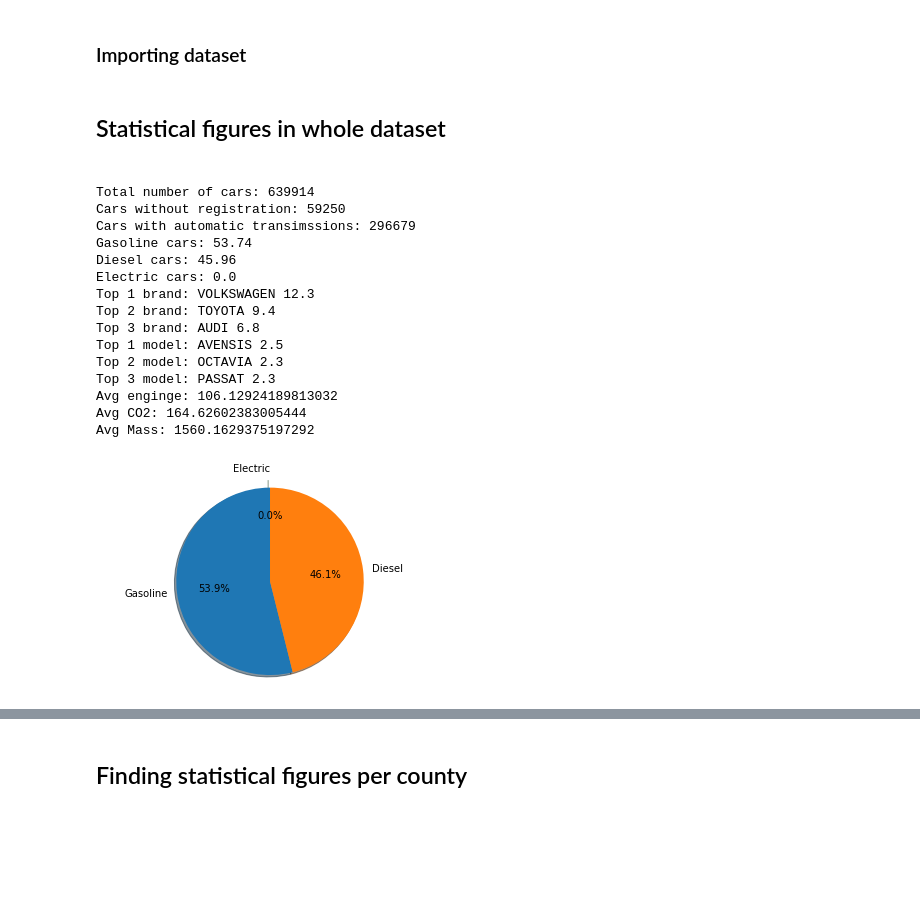
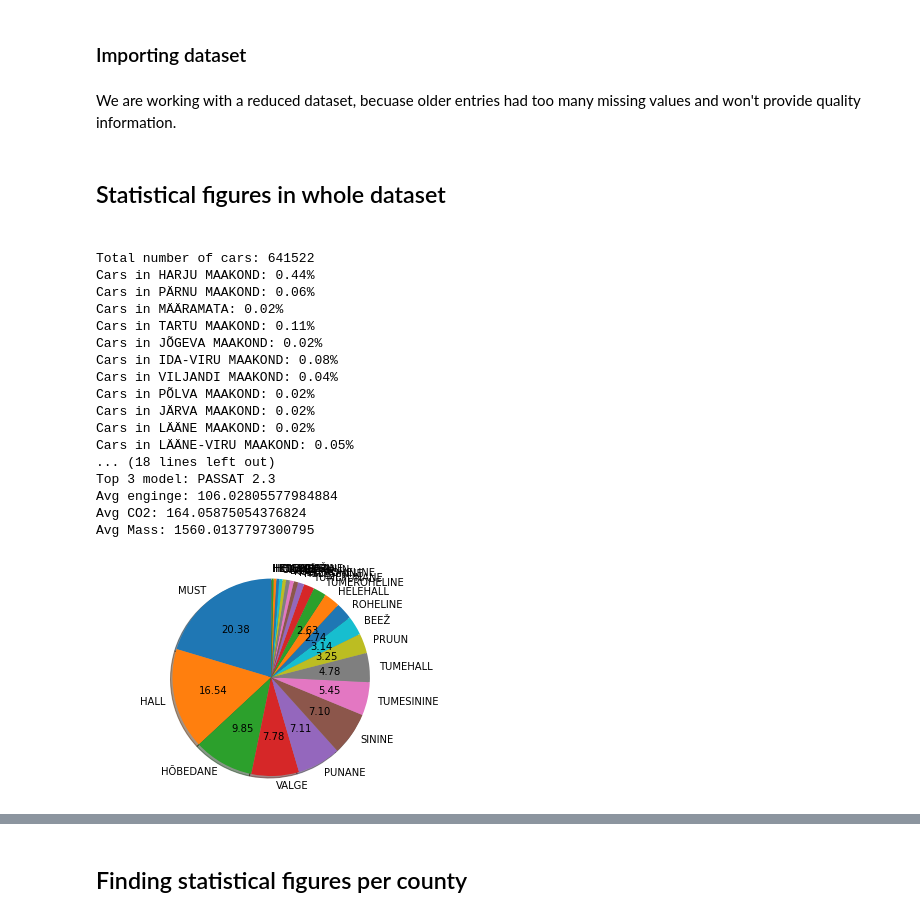
Before and after one commit to Rapur101/IDS2020Project, a Jupyter notebook: Data mining.ipynb, the cells around one changed output, grey strips where cells are left out. Saved outputs shown, nothing was run; the diff lists cells and outputs as text; code cells hidden in the pictures; blank space fills up the shorter version.

```diff
--- a/Data mining.ipynb
+++ b/Data mining.ipynb
@@ -8,17 +8,26 @@ import numpy as np
 import matplotlib.pyplot as plt
 # %% [markdown]
 <h3>Importing dataset</h3>
+# %% [markdown]
+We are working with a reduced dataset, becuase older entries had too many missing values and won't provide quality information.
 # %%
 data =  pd.read_csv("data/cleanedData.csv")
 # %% [markdown]
 <h2>Statistical figures in whole dataset<h2>
 # %%
-
 cars = len(data)
 print("Total number of cars: " + str(cars))
 
+
+for county in data["Maakond"].unique():
+    countyData = data.loc[data['Maakond'] == county]
+    print("Cars in " + str(county) + ": " + str(round(len(countyData)/cars,2)) + "%")
+
+
 stopedCars = len(data[data["Üldine staatus"] == "PEATATUD"])
 print("Cars without registration: " + str(stopedCars))
+print("Cars without registration: " + str(stopedCars/cars))
+
 
 atCars = len(data[(data["Käigukasti tüüp"] == "CVT") |
                          (data["Käigukasti tüüp"] == "AUTOMAAT")])
@@ -48,6 +57,9 @@ topModels = data.groupby("Mudel").size().sort_values(ascending=False)
 topColors = data.groupby("Värv").size().sort_values(ascending=False)
 topType = data.groupby("Keretüüp").size().sort_values(ascending=False)
 
+print("Top bodytype: " + str(topType.index[0]))
+print("Top color: " + str(topColors.index[0]))
+
 brand1 = str(topBrands.index[0]) + " " + str(round((topBrands[0]/cars)*100,1))
 brand2 = str(topBrands.index[1]) + " " + str(round((topBrands[1]/cars)*100,1))
 brand3 = str(topBrands.index[2]) + " " + str(round((topBrands[2]/cars)*100,1))
@@ -72,32 +84,41 @@ avgMass = data["Tühimass"].mean()
 print("Avg enginge: " + str(avgEngine))
 print("Avg CO2: " + str(avgCO2))
 print("Avg Mass: " + str(avgMass))
-
-
-
-labels = 'Gasoline', 'Diesel', 'Electric'
-sizes = [gasolinePercentage, dieselPercentage, electricPercentage]
-explode = (0, 0, 0.1)  # only "explode" the 2nd slice (i.e. 'Hogs')
-
-fig1, ax1 = plt.subplots()
-ax1.pie(sizes, explode=explode, labels=labels, autopct='%1.1f%%', shadow=True, startangle=90)
-ax1.axis('equal')  # Equal aspect ratio ensures that pie is drawn as a circle.
-
-plt.show()
 # %% [output]
-Total number of cars: 639914
-Cars without registration: 59250
-Cars with automatic transimssions: 296679
-Gasoline cars: 53.74
-Diesel cars: 45.96
-Electric cars: 0.0
-Top 1 brand: VOLKSWAGEN 12.3
-Top 2 brand: TOYOTA 9.4
-Top 3 brand: AUDI 6.8
-Top 1 model: AVENSIS 2.5
-Top 2 model: OCTAVIA 2.3
+Total number of cars: 641522
+Cars in HARJU MAAKOND: 0.44%
+Cars in PÄRNU MAAKOND: 0.06%
+Cars in MÄÄRAMATA: 0.02%
+Cars in TARTU MAAKOND: 0.11%
+Cars in JÕGEVA MAAKOND: 0.02%
+Cars in IDA-VIRU MAAKOND: 0.08%
+Cars in VILJANDI MAAKOND: 0.04%
+Cars in PÕLVA MAAKOND: 0.02%
+Cars in JÄRVA MAAKOND: 0.02%
+Cars in LÄÄNE MAAKOND: 0.02%
+Cars in LÄÄNE-VIRU MAAKOND: 0.05%
+... (18 lines left out)
 Top 3 model: PASSAT 2.3
-Avg enginge: 106.12924189813032
-Avg CO2: 164.62602383005444
-Avg Mass: 1560.1629375197292
+Avg enginge: 106.02805577984884
+Avg CO2: 164.05875054376824
+Avg Mass: 1560.0137797300795
-[figure, removed]
+# %%
+def my_autopct(pct):
+    return ('%.2f' % pct) if pct > 2.5 else ''
+
+def get_new_labels(sizes, labels):
+    new_labels = [label if size > 100 else '' for size, label in zip(sizes, labels)]
+    return new_labels
+# %%
+labels = get_new_labels(topColors, topColors.index)
+sizes = topColors
+
+
+
+fig1, ax1 = plt.subplots()
+ax1.pie(sizes, labels=labels, autopct=my_autopct, shadow=True, startangle=90)
+ax1.axis('equal')
+
+plt.show()
+# %% [output]
+[figure, added]
```
Also changed, not shown: parts of 6 cells of this notebook, 2 other files.
